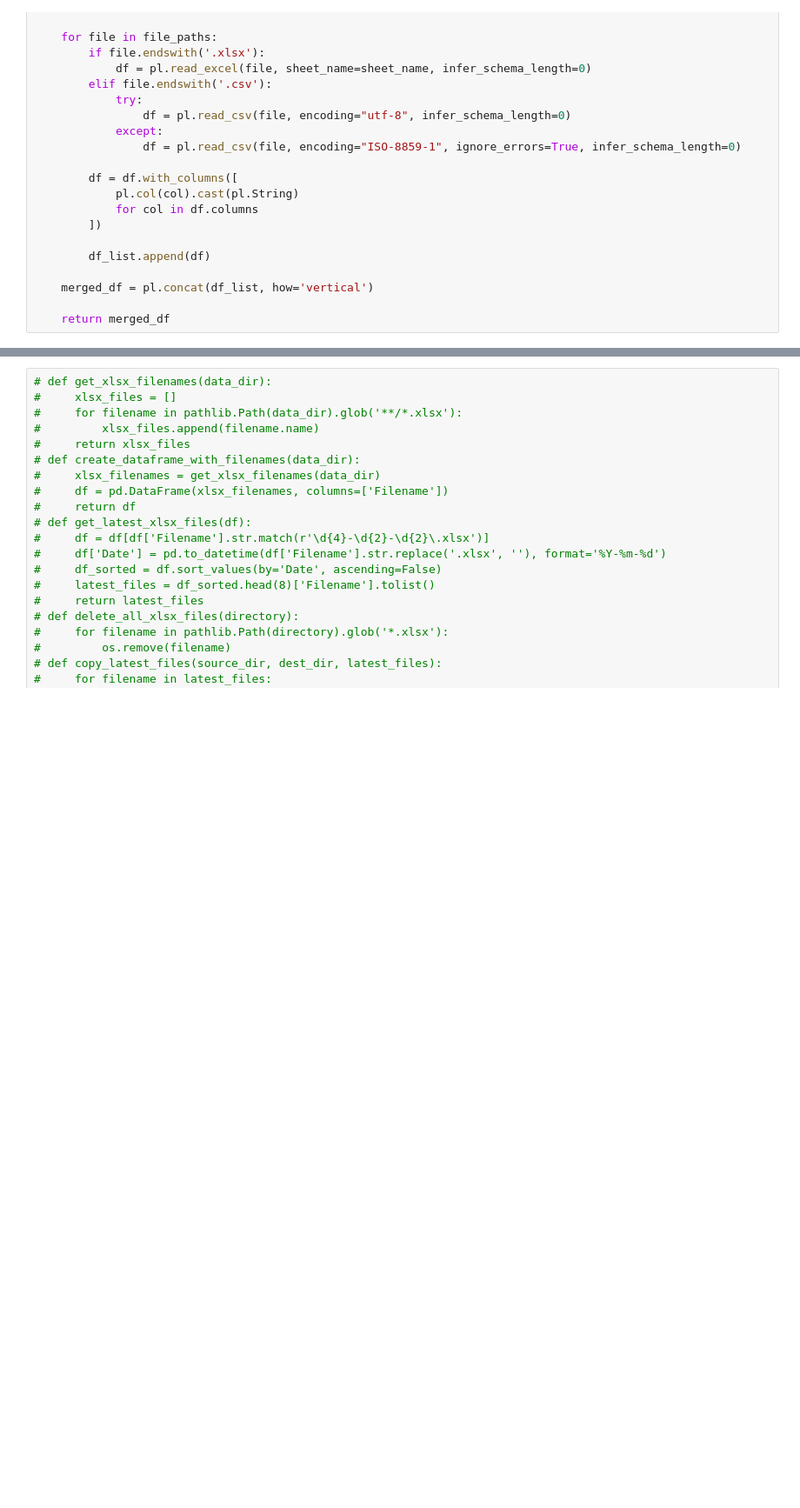
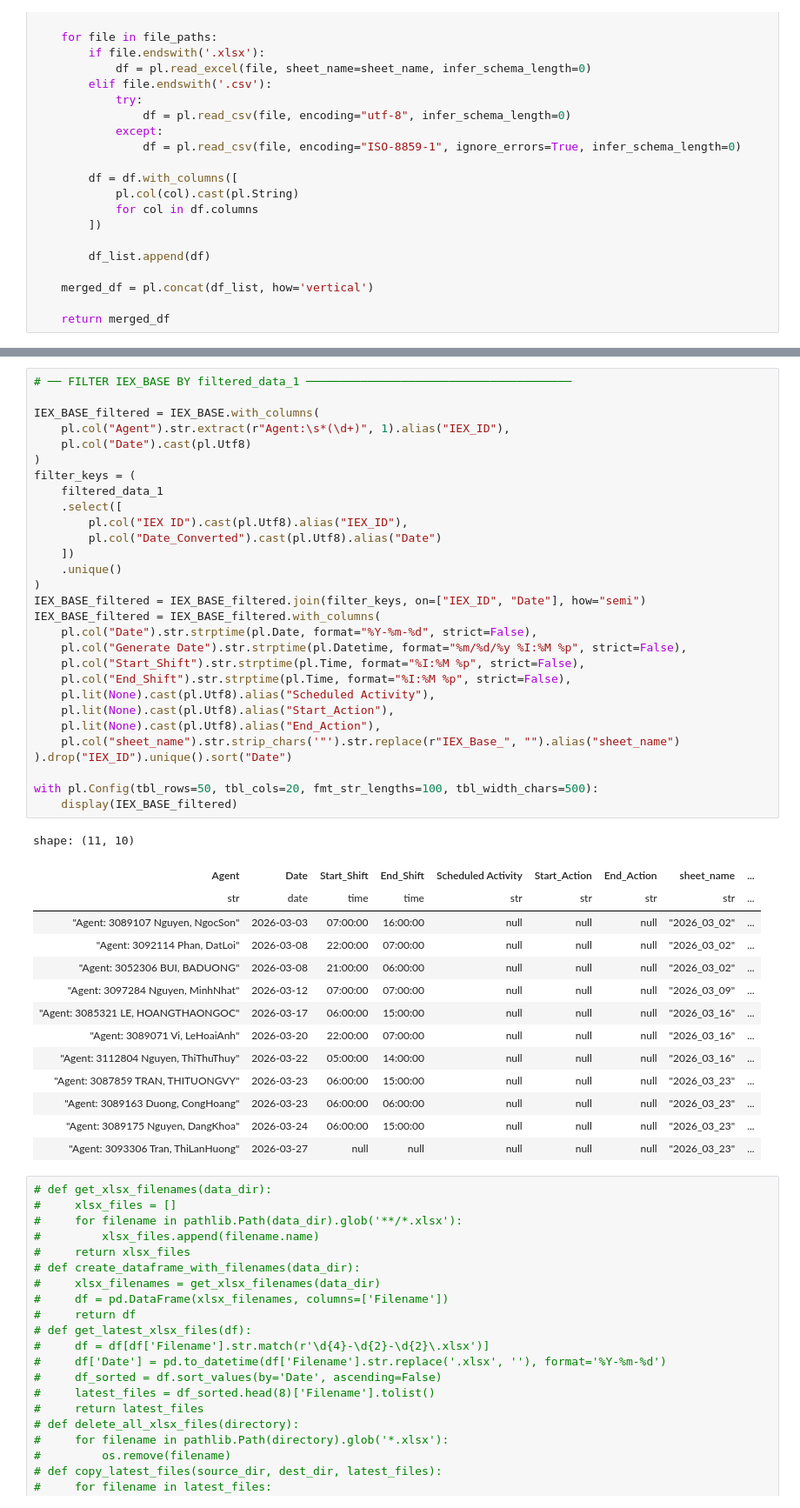
Before and after one commit to NguyenHuuChinh1998/CODE, a Jupyter notebook: Dashboard.ipynb, the cells around one changed output, grey strips where cells are left out. Shown at 87% size. Saved outputs shown, nothing was run; the diff lists cells and outputs as text; blank space fills up the shorter version.

```diff
--- a/Dashboard.ipynb
+++ b/Dashboard.ipynb
@@ -235,3 +334,47 @@ shape: (40, 17)
+# %%
+# ── FILTER IEX_BASE BY filtered_data_1 ───────────────────────────────────────
+
+IEX_BASE_filtered = IEX_BASE.with_columns(
+    pl.col("Agent").str.extract(r"Agent:\s*(\d+)", 1).alias("IEX_ID"),
+    pl.col("Date").cast(pl.Utf8)
+)
+filter_keys = (
+    filtered_data_1
+    .select([
+        pl.col("IEX ID").cast(pl.Utf8).alias("IEX_ID"),
+        pl.col("Date_Converted").cast(pl.Utf8).alias("Date")
+    ])
+    .unique()
+)
+IEX_BASE_filtered = IEX_BASE_filtered.join(filter_keys, on=["IEX_ID", "Date"], how="semi")
+IEX_BASE_filtered = IEX_BASE_filtered.with_columns(
+    pl.col("Date").str.strptime(pl.Date, format="%Y-%m-%d", strict=False),
+    pl.col("Generate Date").str.strptime(pl.Datetime, format="%m/%d/%y %I:%M %p", strict=False),
+    pl.col("Start_Shift").str.strptime(pl.Time, format="%I:%M %p", strict=False),
+    pl.col("End_Shift").str.strptime(pl.Time, format="%I:%M %p", strict=False),
+    pl.lit(None).cast(pl.Utf8).alias("Scheduled Activity"),
+    pl.lit(None).cast(pl.Utf8).alias("Start_Action"),
+    pl.lit(None).cast(pl.Utf8).alias("End_Action"),
+    pl.col("sheet_name").str.strip_chars('"').str.replace(r"IEX_Base_", "").alias("sheet_name")
+).drop("IEX_ID").unique().sort("Date")
+
+with pl.Config(tbl_rows=50, tbl_cols=20, fmt_str_lengths=100, tbl_width_chars=500):
+    display(IEX_BASE_filtered)
+# %% [output]
+shape: (11, 10)
+| Agent | Date | Start_Shift | End_Shift | Scheduled Activity | Start_Action | End_Action | sheet_name | ... |
+| str | date | time | time | str | str | str | str | ... |
+| "Agent: 3089107 Nguyen, NgocSon" | 2026-03-03 | 07:00:00 | 16:00:00 | null | null | null | "2026_03_02" | ... |
+| "Agent: 3092114 Phan, DatLoi" | 2026-03-08 | 22:00:00 | 07:00:00 | null | null | null | "2026_03_02" | ... |
+| "Agent: 3052306 BUI, BADUONG" | 2026-03-08 | 21:00:00 | 06:00:00 | null | null | null | "2026_03_02" | ... |
+| "Agent: 3097284 Nguyen, MinhNhat" | 2026-03-12 | 07:00:00 | 07:00:00 | null | null | null | "2026_03_09" | ... |
+| "Agent: 3085321 LE, HOANGTHAONGOC" | 2026-03-17 | 06:00:00 | 15:00:00 | null | null | null | "2026_03_16" | ... |
+| "Agent: 3089071 Vi, LeHoaiAnh" | 2026-03-20 | 22:00:00 | 07:00:00 | null | null | null | "2026_03_16" | ... |
+| "Agent: 3112804 Nguyen, ThiThuThuy" | 2026-03-22 | 05:00:00 | 14:00:00 | null | null | null | "2026_03_16" | ... |
+| "Agent: 3087859 TRAN, THITUONGVY" | 2026-03-23 | 06:00:00 | 15:00:00 | null | null | null | "2026_03_23" | ... |
+| "Agent: 3089163 Duong, CongHoang" | 2026-03-23 | 06:00:00 | 06:00:00 | null | null | null | "2026_03_23" | ... |
+| "Agent: 3089175 Nguyen, DangKhoa" | 2026-03-24 | 06:00:00 | 15:00:00 | null | null | null | "2026_03_23" | ... |
+| "Agent: 3093306 Tran, ThiLanHuong" | 2026-03-27 | null | null | null | null | null | "2026_03_23" | ... |
 # %%
 # def get_xlsx_filenames(data_dir):
 #     xlsx_files = []
```
Also changed, not shown: parts of 5 cells of this notebook, 20 other files.
